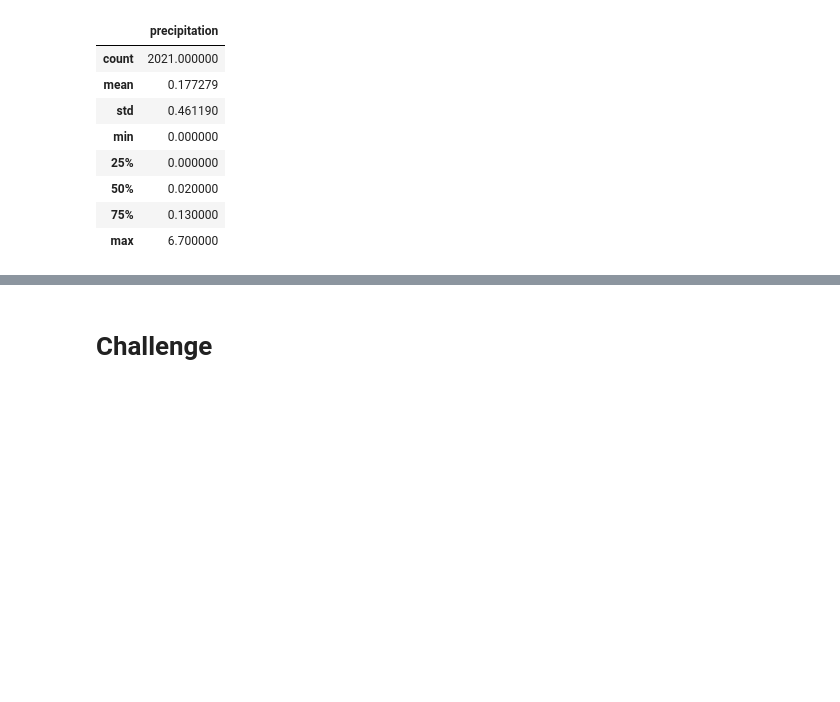
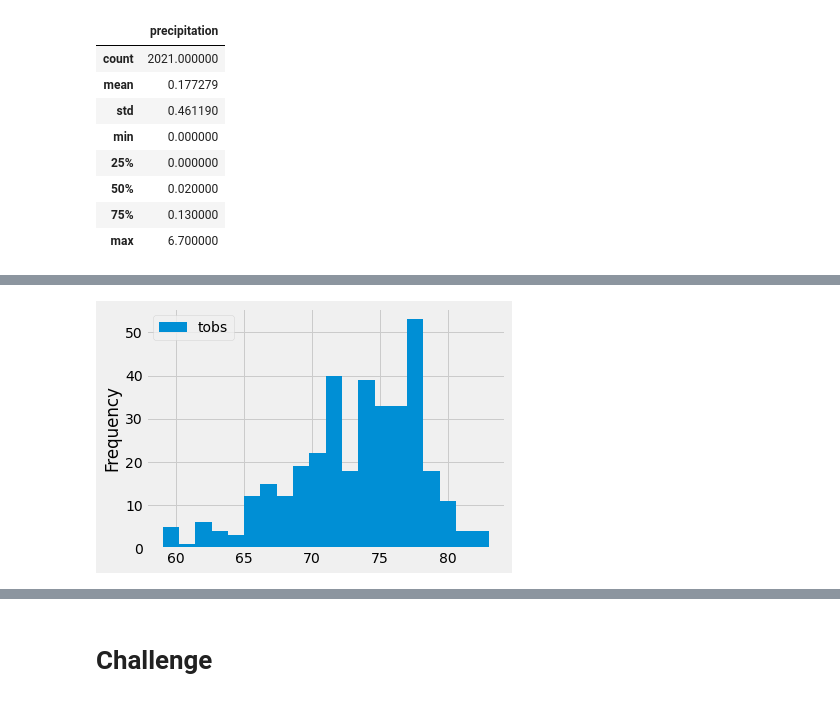
Before and after one commit to PeterV84/surfs_up, a Jupyter notebook: climate_analysis.ipynb, the cells around one changed output, grey strips where cells are left out. Saved outputs shown, nothing was run; the diff lists cells and outputs as text; code cells hidden in the pictures; blank space fills up the shorter version.

```diff
--- a/climate_analysis.ipynb
+++ b/climate_analysis.ipynb
@@ -85,0 +115,7 @@ df.describe()
+# %%
+df = pd.DataFrame(results, columns=['tobs'])
+#print(df)
+df.plot.hist(bins=20)
+plt.tight_layout()
+# %% [output]
+[figure, added]
```
Also changed, not shown: parts of 5 cells of this notebook.
